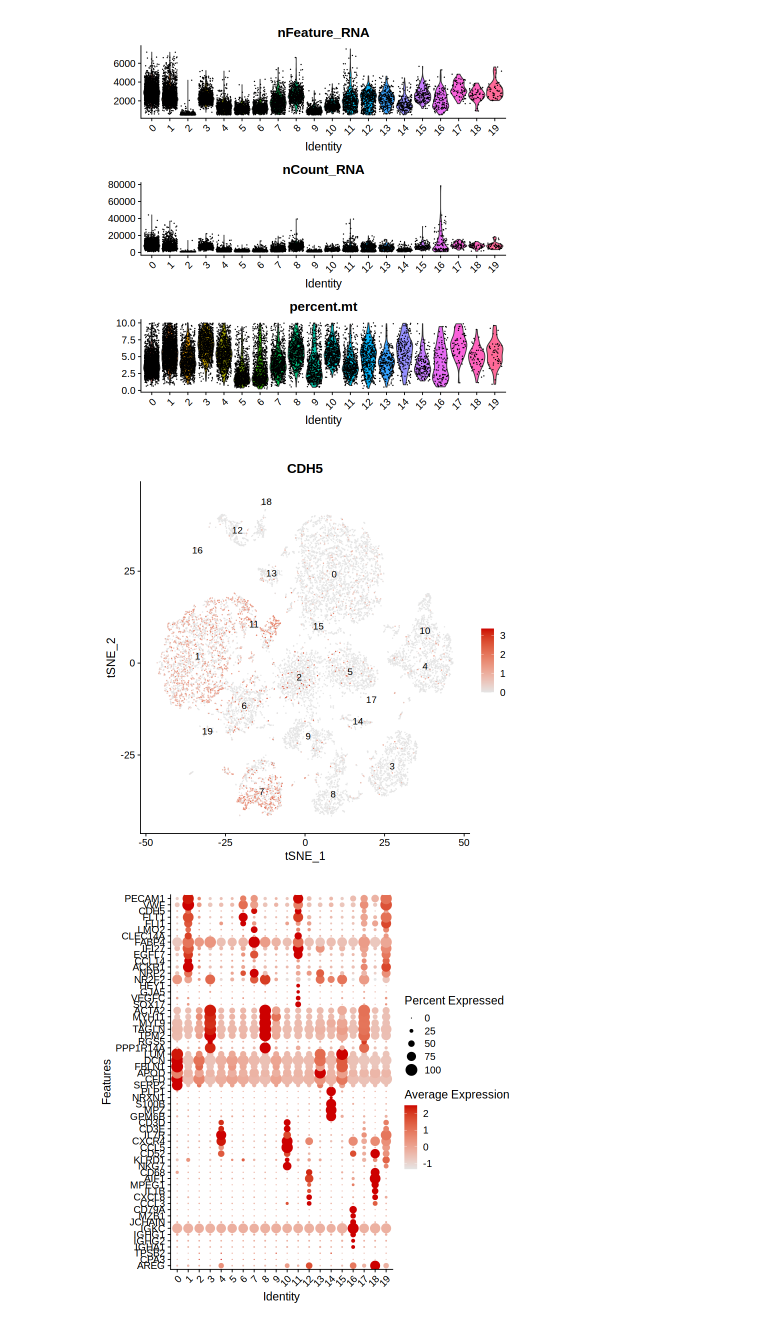
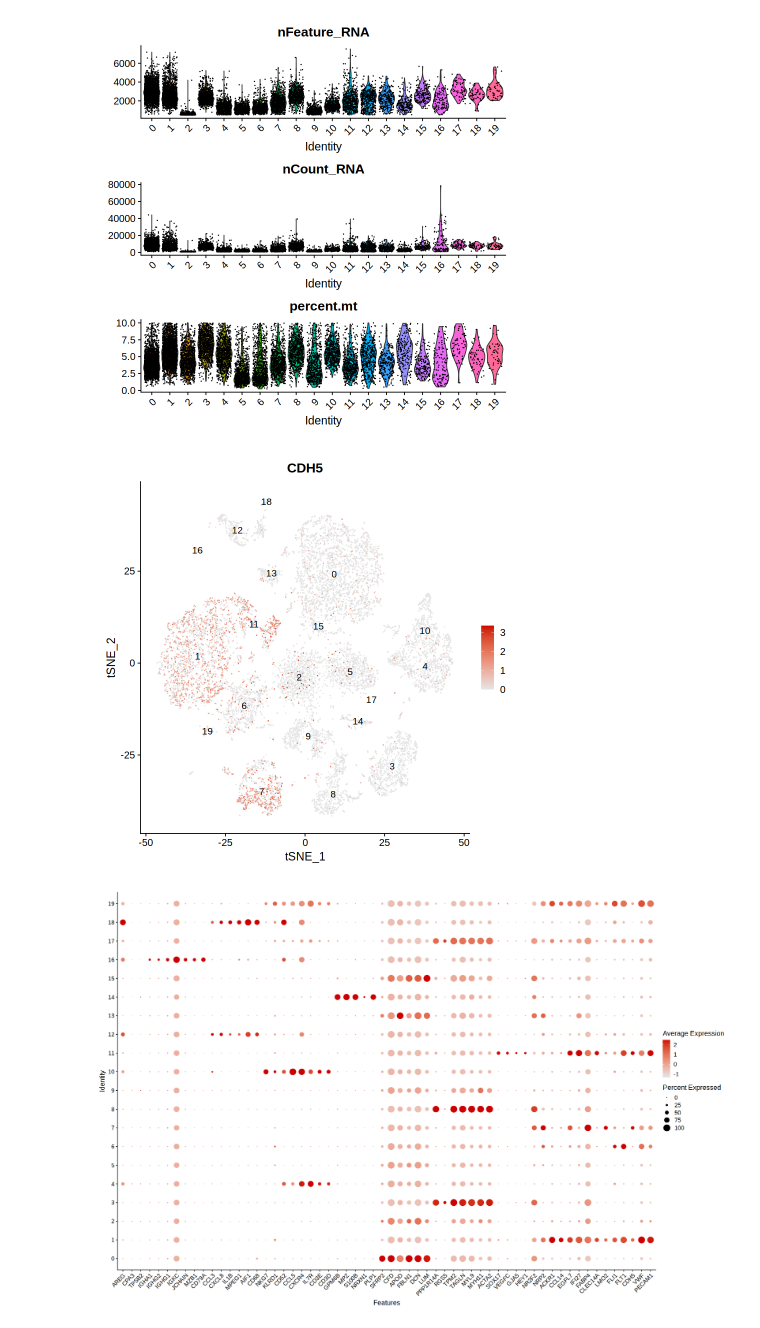
Before and after one commit to ventson/scCADpipe, a Jupyter notebook: 1_Preprocessing/DCM1.ipynb, the cells around one changed output. Drawn from its saved outputs; the diff is of its cells as text; code cells hidden in the pictures.

```diff
--- a/1_Preprocessing/DCM1.ipynb
+++ b/1_Preprocessing/DCM1.ipynb
@@ -15,7 +15,7 @@ library(tidyr)
 set.seed(123)
 # %%
 # load samples
-sample <- CreateSeuratObject(Read10X_h5("matrix/filtered_feature_bc_matrix.h5"), project = "CTRL220424")
+sample <- CreateSeuratObject(Read10X_h5("matrix/filtered_feature_bc_matrix.h5"), project = "DCM1")
 sample
 head(sample@meta.data)
 # %% [output]
@@ -231,4 +109,4 @@ ggsave("figure/qc_sample_by_cluster_res1.pdf", width = 10, height = 10)
 # explore marker genes
 FeaturePlot(sample, label = T, features=c("CDH5"), cols=c("grey90","red3"), reduction="tsne", pt.size = 0.1)
 # %% [output]
-[figure, old version]
+[figure, new version]
@@ -238,18 +116,19 @@ saveRDS(sample, file = "rds/CTRL220424_clean_clustered.rds")
 # %%
 # plot marker genes list
+options(repr.plot.width = 18, repr.plot.height = 12)
 markers <- unique(c("PECAM1","VWF","CDH5","FLT1","FLI1","LMO2","CLEC14A","FABP4","IFI27","EGFL7", # EC
 "CCL14","ACKR1","NRP2","NR2F2", # VEC
 "HEY1","GJA5","VEGFC","SOX17", # AEC
 "ACTA2","MYH11","MYL9","TAGLN","TPM2","RGS5","PPP1R14A", # SMC
 "ACTA2","MYH11","LUM","DCN","PPP1R14A", # MyoFB
 "LUM","DCN","FBLN1","APOD","CFD","SFRP2", # FB
 "PLP1","NRXN1","S100B","MPZ","GPM6B", # OLG
 "CD3D","CD3E","IL7R","CXCR4","CCL5","CD52", # T
 "KLRD1","NKG7","CCL5", # NK
 "CD68","AIF1","MPEG1","IL1B","CXCL8","CCL3","CXCR4", # Macrophage
 "CD79A","MZB1","JCHAIN","IGKC","IGHG1","IGHG2","IGHA1", # B
 "TPASB1","TPSB2","CPA3","AREG","HPGD5")) # Mast
-DotPlot(sample, features=rev(markers), cols=c("grey90","red3"), group.by="seurat_clusters") + coord_flip() + theme(axis.text.x=element_text(angle=45, hjust=1))
+DotPlot(sample, features=rev(markers), cols=c("grey90","red3"), group.by="seurat_clusters") + theme(axis.text.x=element_text(angle=45, hjust=1))
 ggsave("figure/dotplot_CAD_markers.pdf", width = 18, height = 12)
 # %% [output]
-[figure, old version]
+[figure, new version]
```
Also changed, not shown: parts of 10 cells of this notebook, 29 other files.
